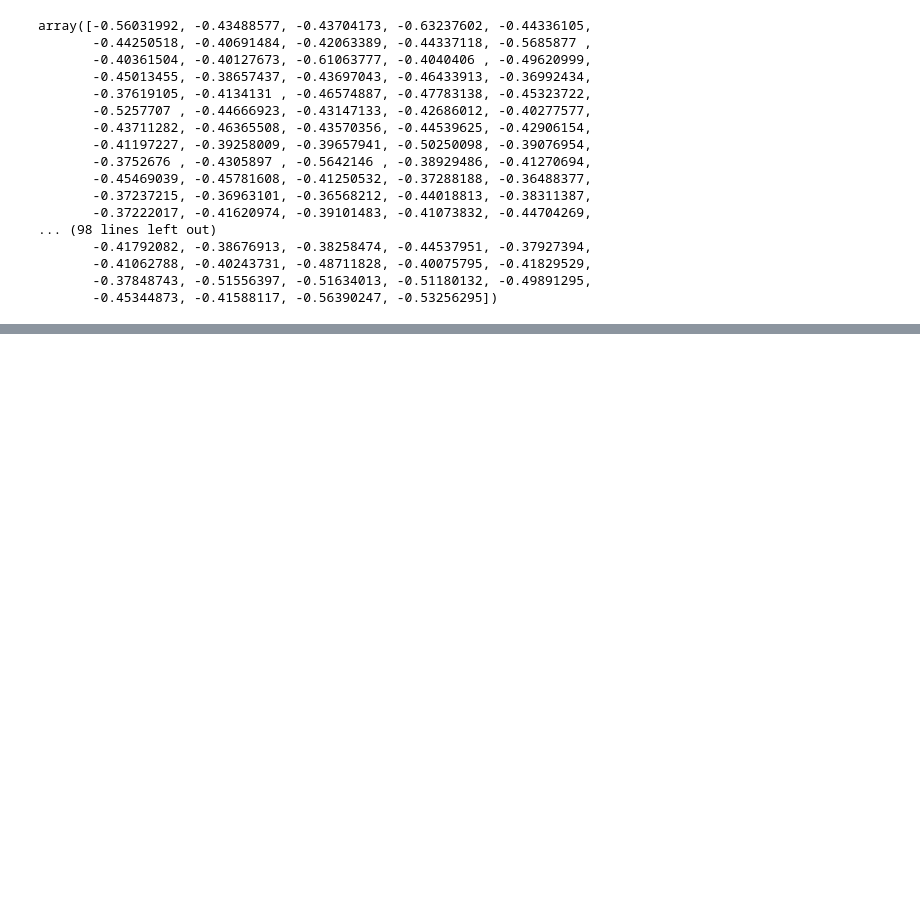
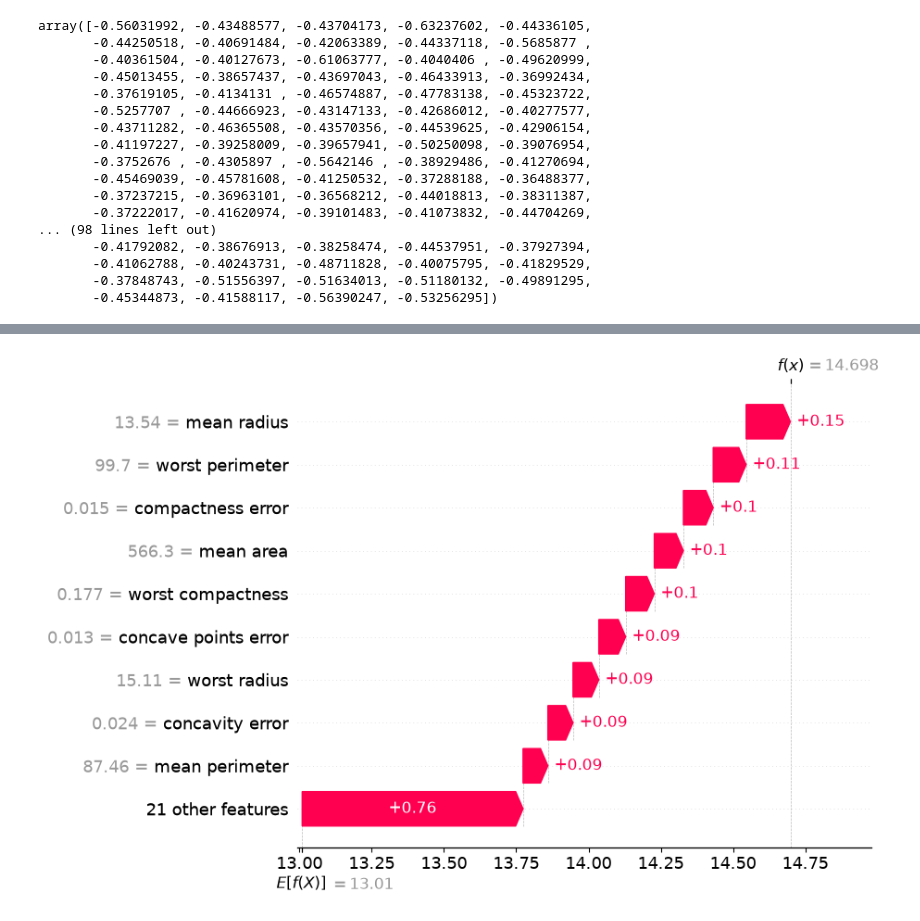
Before and after one commit to cromi0256/core, a Jupyter notebook: SOTA/Project05/src/project05/iso_dev00.ipynb, the cells around one changed output, grey strips where cells are left out. Cells and saved outputs as stored; diff of their text form; code cells hidden in the pictures; blank space fills up the shorter version.

```diff
--- a/SOTA/Project05/src/project05/iso_dev00.ipynb
+++ b/SOTA/Project05/src/project05/iso_dev00.ipynb
@@ -79,0 +94,4 @@ shap.plots.waterfall(shap_values[4])
+# %%
+shap.plots.waterfall(shap_values[19])   # 정상치의 경우(score: -0.36992434)
+# %% [output]
+[figure, added]
```
Also changed, not shown: parts of 13 cells of this notebook, 3 other files.
